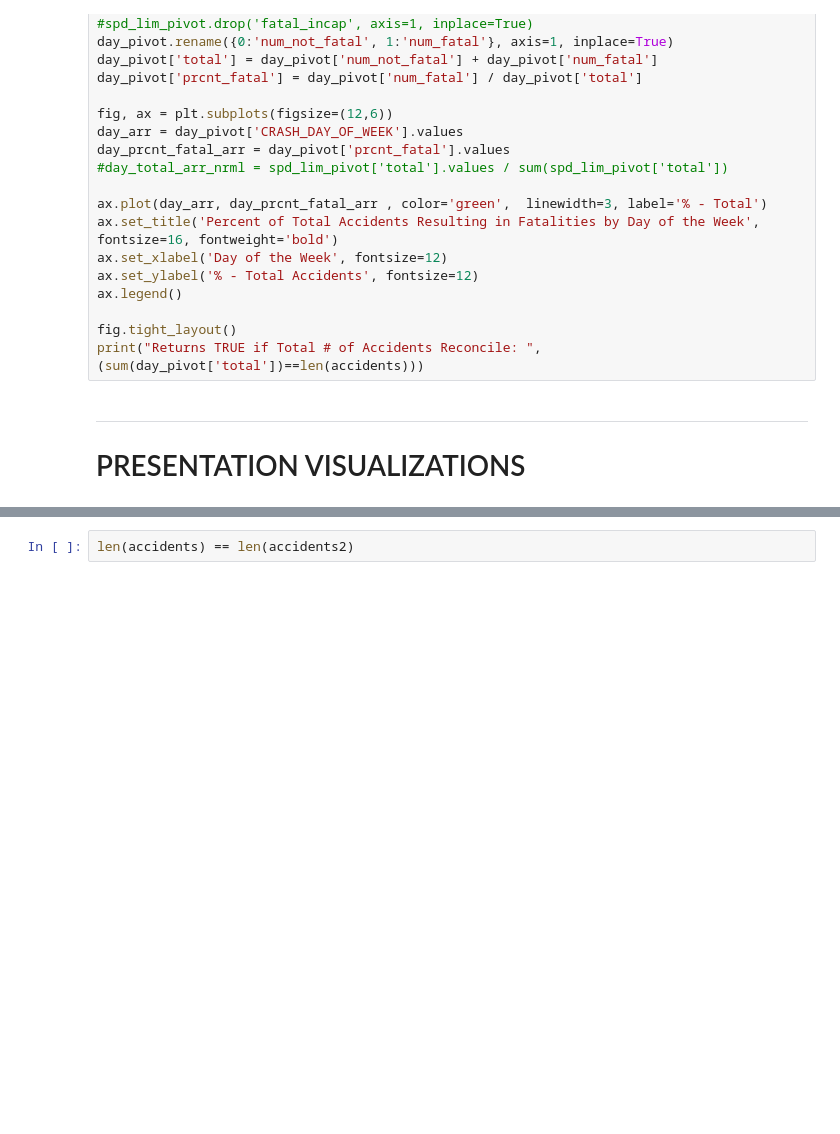
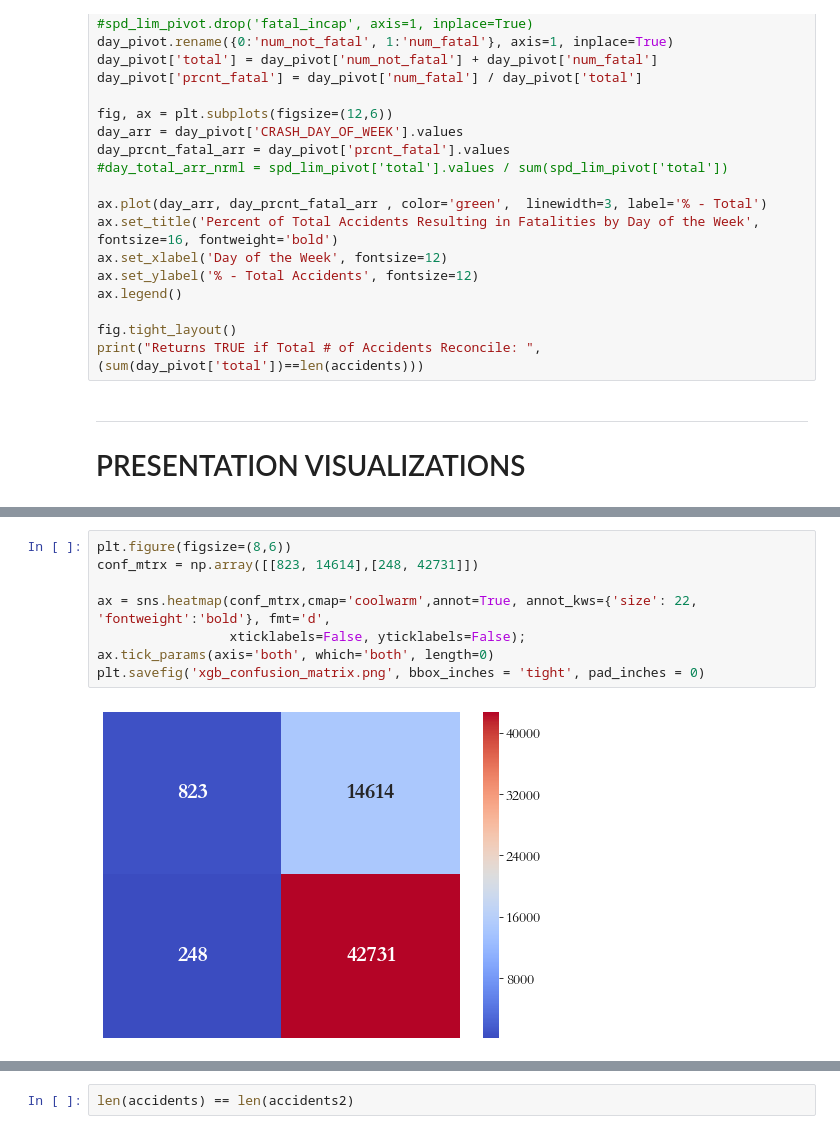
Before and after one commit to Morgan-Sell/chi-traffic-accidents, a Jupyter notebook: chi-traffic-preso-eda.ipynb, the cells around one changed output, grey strips where cells are left out. Drawn from its saved outputs; the diff is of its cells as text; blank space fills up the shorter version.

```diff
--- a/chi-traffic-preso-eda.ipynb
+++ b/chi-traffic-preso-eda.ipynb
@@ -428,2 +432,12 @@ matplotlib.colors.get_named_colors_mapping()
+# %%
+plt.figure(figsize=(8,6))
+conf_mtrx = np.array([[823, 14614],[248, 42731]])
+
+ax = sns.heatmap(conf_mtrx,cmap='coolwarm',annot=True, annot_kws={'size': 22, 'fontweight':'bold'}, fmt='d',
+                 xticklabels=False, yticklabels=False);
+ax.tick_params(axis='both', which='both', length=0)
+plt.savefig('xgb_confusion_matrix.png', bbox_inches = 'tight', pad_inches = 0)
+# %% [output]
+[figure, added]
 # %%
 device_pivot
```
Also changed, not shown: parts of 118 cells of this notebook.
